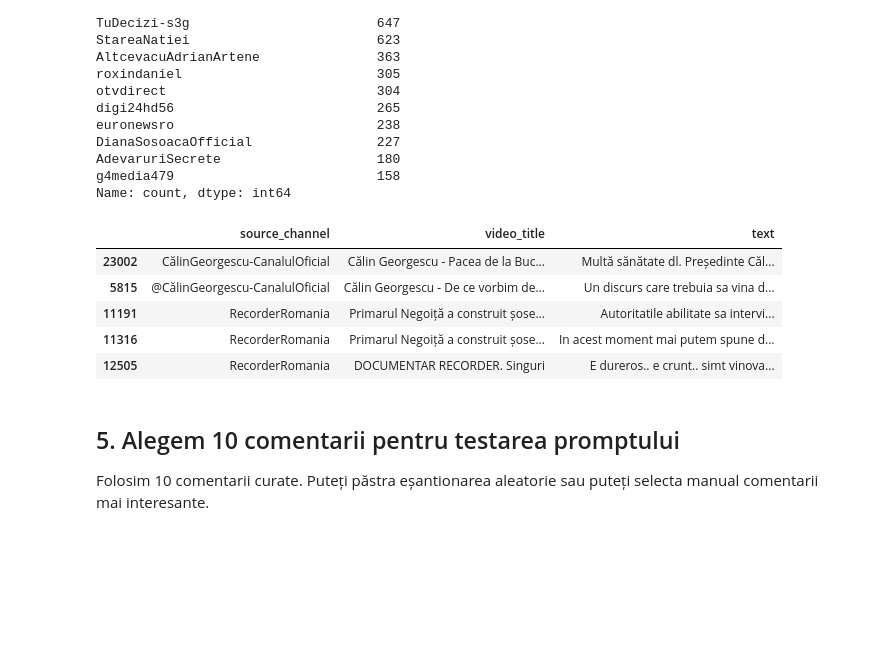
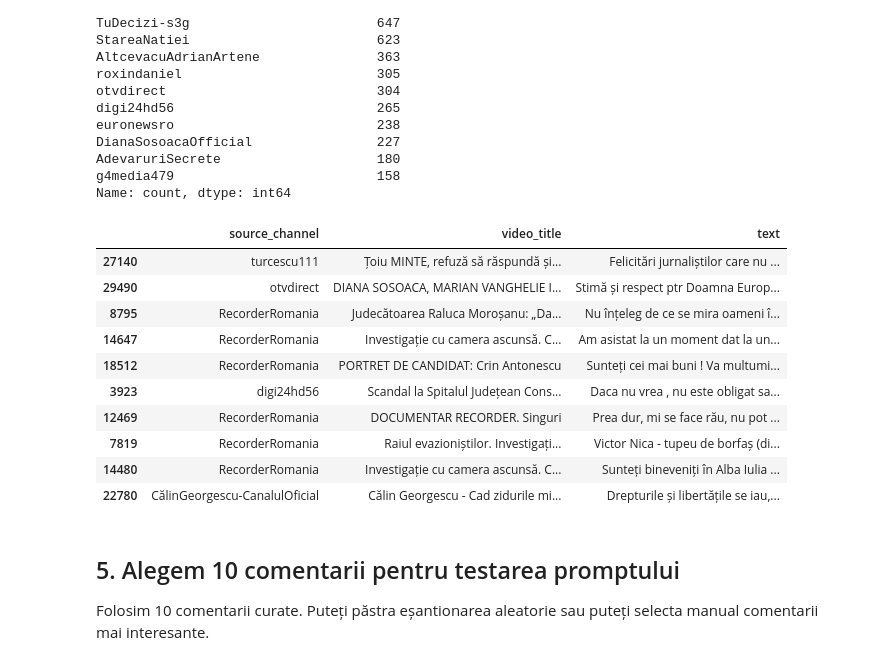
Before and after one commit to AIE-2026/echochamber-project-team-4, a Jupyter notebook: notebooks/student 3/C3_Tema1_first_promt.ipynb, the cells around one changed output. Cells and saved outputs as stored; diff of their text form; code cells hidden in the pictures; blank space fills up the shorter version.

```diff
--- a/notebooks/student 3/C3_Tema1_first_promt.ipynb
+++ b/notebooks/student 3/C3_Tema1_first_promt.ipynb
@@ -91,14 +91,19 @@ g4media479                          158
 Name: count, dtype: int64
 # %%
 # aruncă o privire asupra unor comentarii random din dataset
-df[["source_channel", "video_title", "text"]].sample(5, random_state=42)
+df[["source_channel", "video_title", "text"]].sample(10, random_state=35)
 # %% [output]
 |  | source_channel | video_title | text |
-| 23002 | CălinGeorgescu-CanalulOficial | Călin Georgescu - Pacea de la Buc... | Multă sănătate dl. Președinte Căl... |
-| 5815 | @CălinGeorgescu-CanalulOficial | Călin Georgescu - De ce vorbim de... | Un discurs care trebuia sa vina d... |
-| 11191 | RecorderRomania | Primarul Negoiță a construit șose... | Autoritatile abilitate sa intervi... |
-| 11316 | RecorderRomania | Primarul Negoiță a construit șose... | In acest moment mai putem spune d... |
-| 12505 | RecorderRomania | DOCUMENTAR RECORDER. Singuri | E dureros.. e crunt.. simt vinova... |
+| 27140 | turcescu111 | Țoiu MINTE, refuză să răspundă și... | Felicitări jurnaliștilor care nu ... |
+| 29490 | otvdirect | DIANA SOSOACA, MARIAN VANGHELIE I... | Stimă și respect ptr Doamna Europ... |
+| 8795 | RecorderRomania | Judecătoarea Raluca Moroșanu: „Da... | Nu înțeleg de ce se mira oameni î... |
+| 14647 | RecorderRomania | Investigație cu camera ascunsă. C... | Am asistat la un moment dat la un... |
+| 18512 | RecorderRomania | PORTRET DE CANDIDAT: Crin Antonescu | Sunteți cei mai buni ! Va multumi... |
+| 3923 | digi24hd56 | Scandal la Spitalul Județean Cons... | Daca nu vrea , nu este obligat sa... |
+| 12469 | RecorderRomania | DOCUMENTAR RECORDER. Singuri | Prea dur, mi se face rău, nu pot ... |
+| 7819 | RecorderRomania | Raiul evazioniștilor. Investigați... | Victor Nica - tupeu de borfaș (di... |
+| 14480 | RecorderRomania | Investigație cu camera ascunsă. C... | Sunteți bineveniți în Alba Iulia ... |
+| 22780 | CălinGeorgescu-CanalulOficial | Călin Georgescu - Cad zidurile mi... | Drepturile și libertățile se iau,... |
 # %% [markdown]
 ## 5. Alegem 10 comentarii pentru testarea promptului
 Folosim 10 comentarii curate.
```
Also changed, not shown: parts of 10 cells of this notebook.
